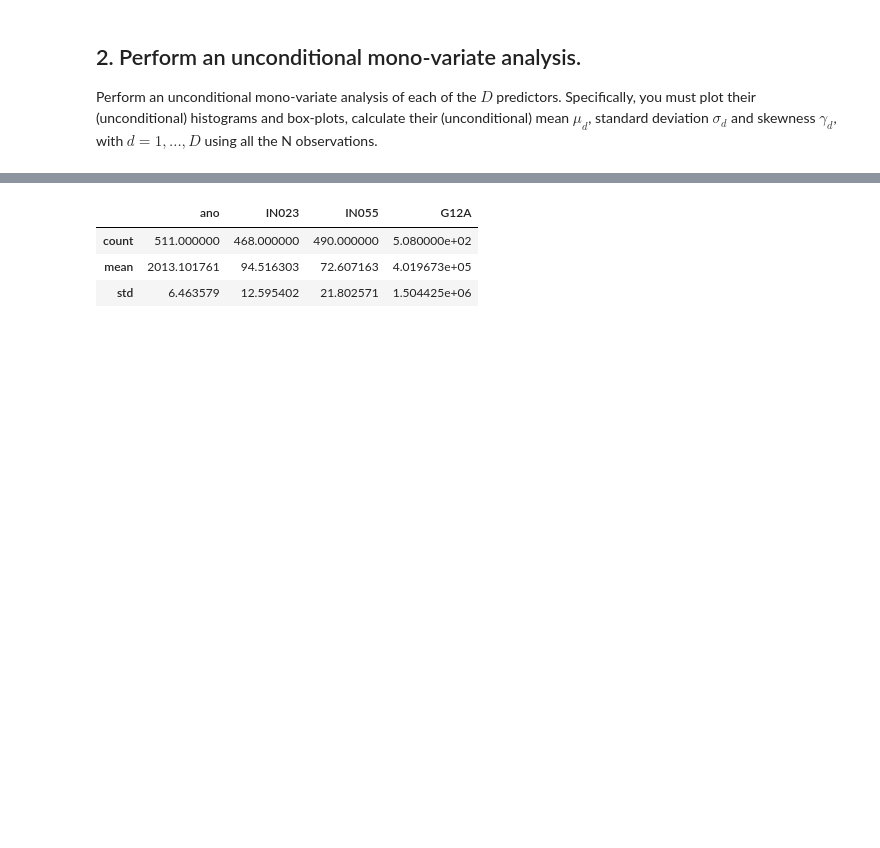
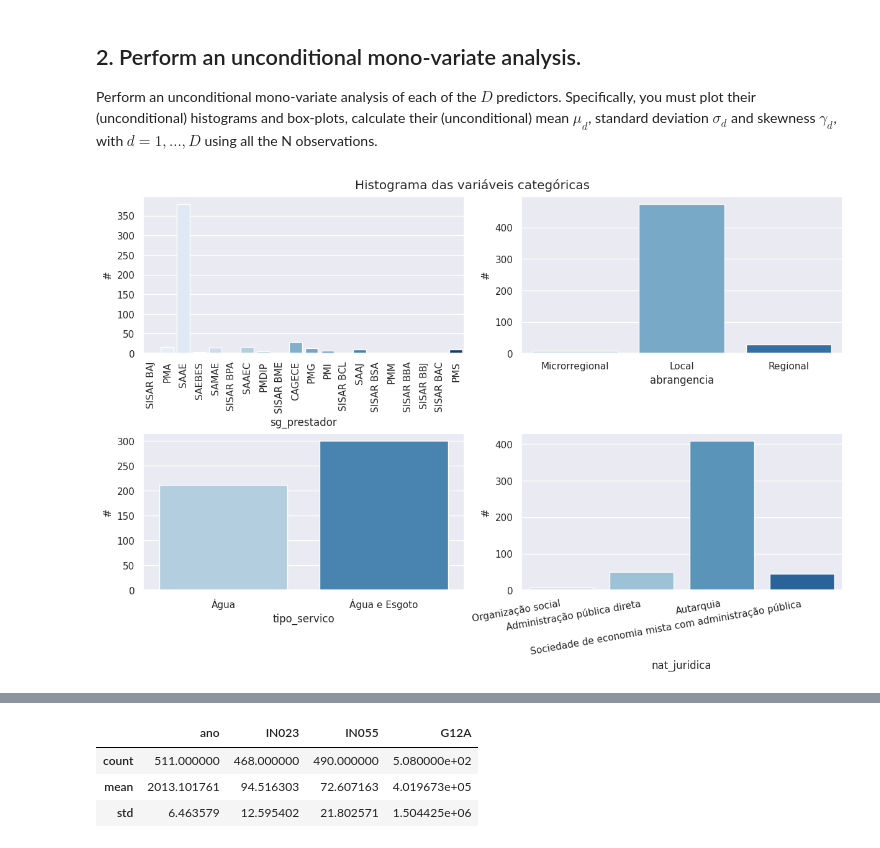
Before and after one commit to rafaelcbpy/Comp_Aplicada_ICA, a Jupyter notebook: notebooks/HW1/EDA.ipynb, the cells around one changed output, grey strips where cells are left out. Saved outputs shown, nothing was run; the diff lists cells and outputs as text; code cells hidden in the pictures; blank space fills up the shorter version.

```diff
--- a/notebooks/HW1/EDA.ipynb
+++ b/notebooks/HW1/EDA.ipynb
@@ -190,3 +190,17 @@ Name: consumption_bands, dtype: int64
 ## 2. Perform an unconditional mono-variate analysis.
 
 Perform an unconditional mono-variate analysis of each of the $D$ predictors. Specifically, you must plot their (unconditional) histograms and box-plots, calculate their (unconditional) mean $\mu_d$, standard deviation $\sigma_d$ and skewness $\gamma_d$, with $d = 1,...,D$ using all the N observations.
+# %%
+
+fig, axs = plt.subplots(2, 2, figsize=(12,8), dpi=100, constrained_layout = True)
+rotations = [90, 0, 0, 10]
+has = ['center', 'center', 'center', 'right']
+for ax, col, rotation, ha in zip(axs.flatten(), categorical_columns, rotations, has):
+    sns.countplot(df, x=col, ax=ax, palette="Blues")
+    ax.set_xticklabels(ax.get_xticklabels(), rotation=rotation, ha=ha)
+    ax.set_ylabel("#")
+
+plt.suptitle("Histograma das variáveis categóricas")
+plt = plt
+# %% [output]
+[figure, added]
```
Also changed, not shown: parts of 11 cells of this notebook.
